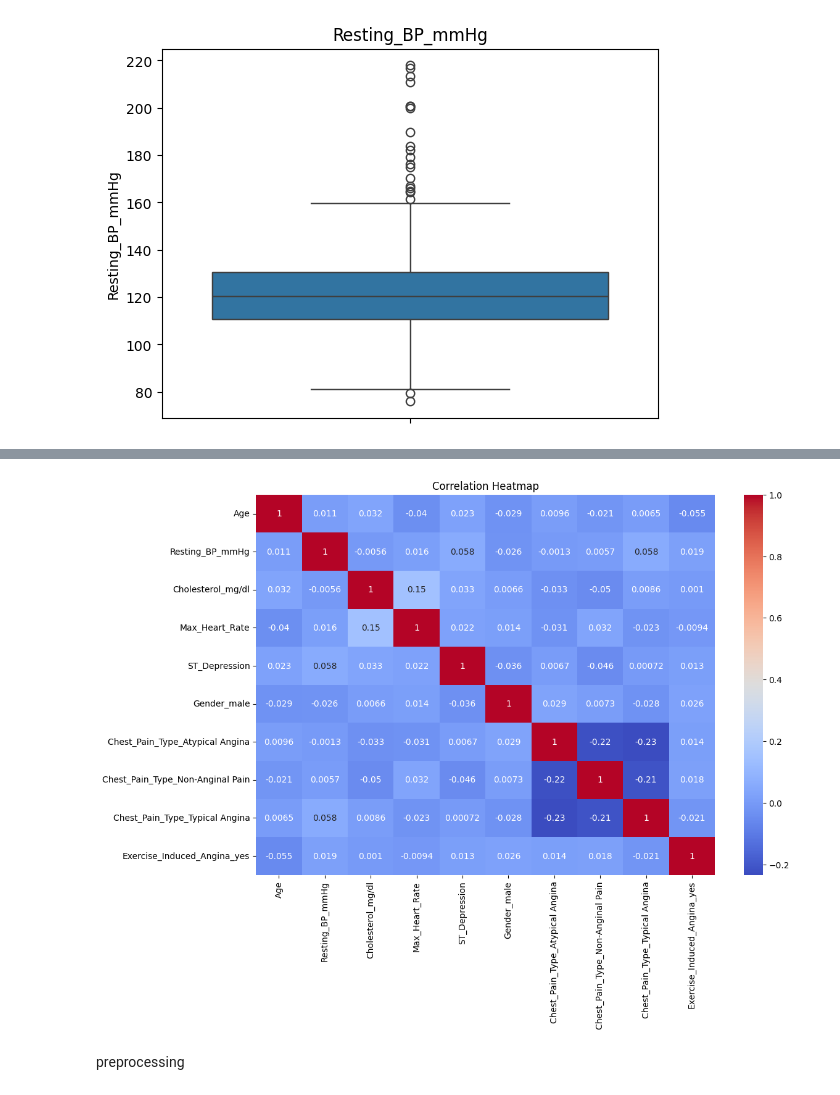
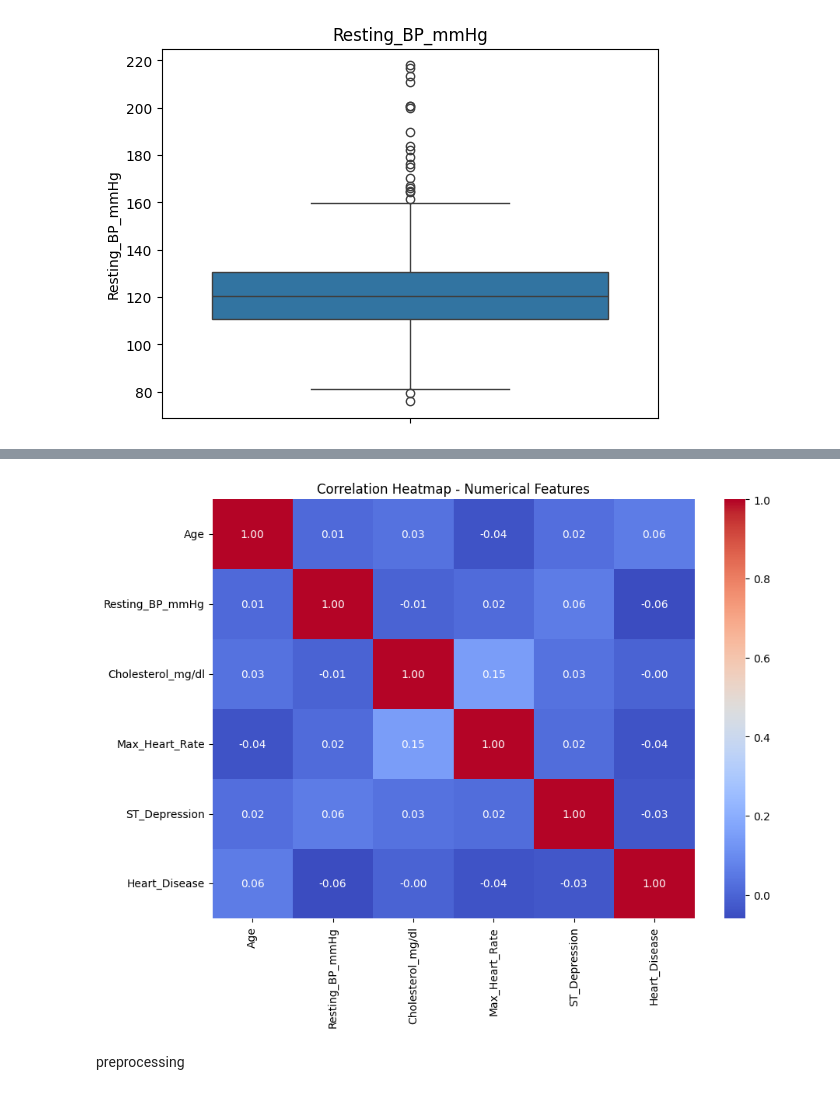
Before and after one commit to Mazen-Morsy/ML-Final, a Jupyter notebook: Heart_Disease_prediction.ipynb, the cells around one changed output, grey strips where cells are left out. Cells and saved outputs as stored; diff of their text form; code cells hidden in the pictures.

Commit message:
heat map before encoding

```diff
--- a/Heart_Disease_prediction.ipynb
+++ b/Heart_Disease_prediction.ipynb
@@ -321,17 +343,28 @@ plt.show()
 # %%
-corr = X_encoded.corr()
-plt.figure(figsize=(12, 8))  # el heat map
+numerical_df = df[
+    [
+        'Age',
+        'Resting_BP_mmHg',
+        'Cholesterol_mg/dl',
+        'Max_Heart_Rate',
+        'ST_Depression',
+        'Heart_Disease'
+    ]
+]
+
+plt.figure(figsize=(10, 7))
 
 sns.heatmap(
-    corr,
+    numerical_df.corr(),
     annot=True,
-    cmap='coolwarm'
+    cmap='coolwarm',
+    fmt='.2f'
 )
 
-plt.title('Correlation Heatmap')
+plt.title('Correlation Heatmap - Numerical Features')
 plt.show()
 # %% [output]
-[figure, old version]
+[figure, new version]
 # %% [markdown]
 preprocessing
 # %%
```
Also changed, not shown: parts of 3 cells of this notebook.
